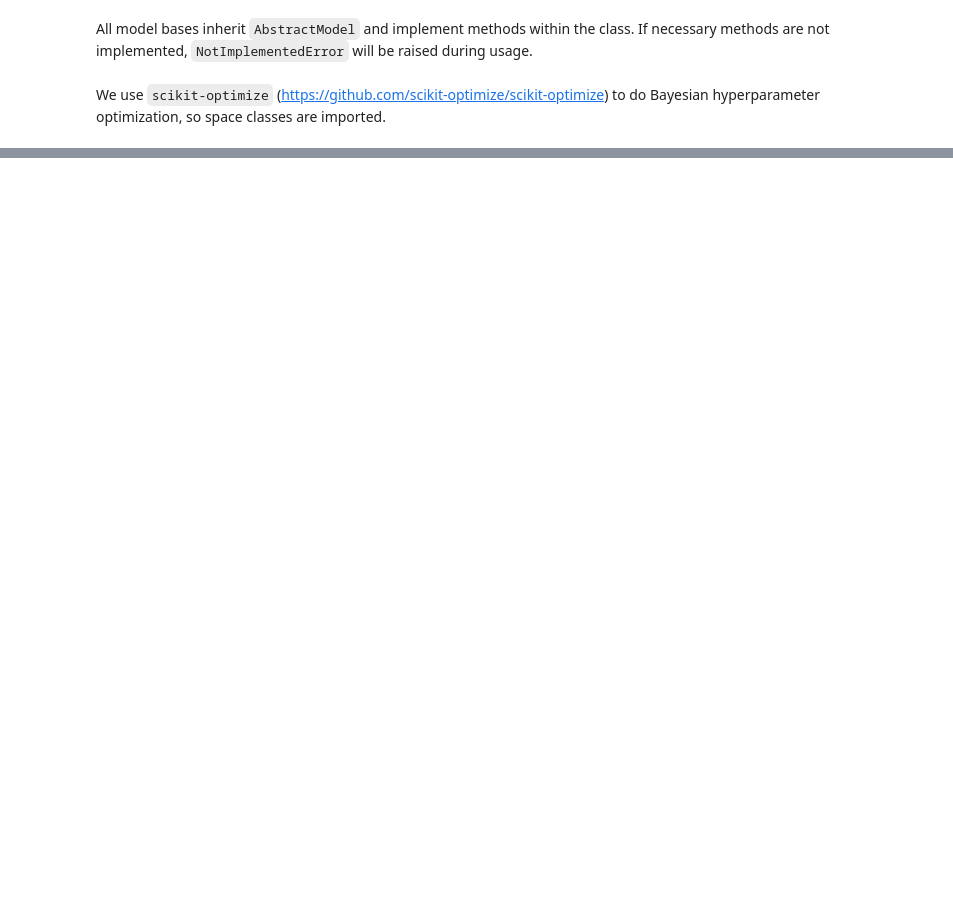
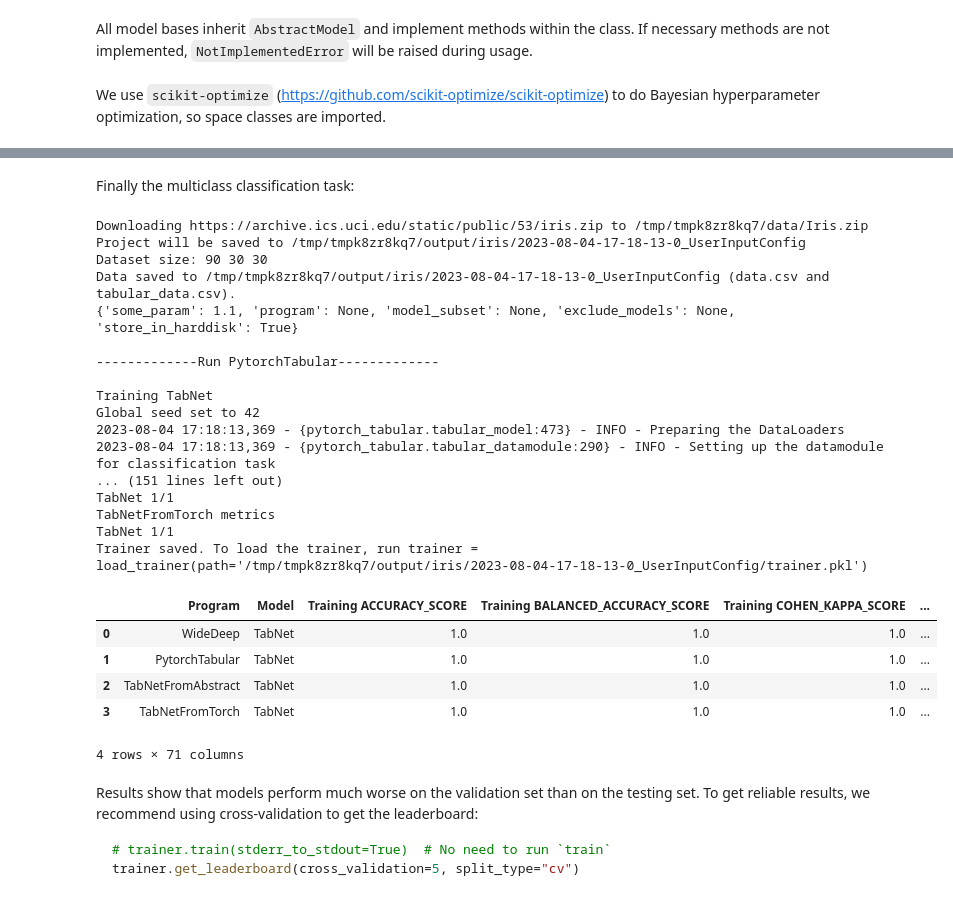
Before and after one commit to Luwen-Zhang/tabular_ensemble, a Jupyter notebook: docs/source/examples/advanced_usage/customized_model_base.ipynb, the cells around one changed output, grey strips where cells are left out. Saved outputs shown, nothing was run; the diff lists cells and outputs as text; code cells hidden in the pictures; blank space fills up the shorter version.

````diff
--- a/docs/source/examples/advanced_usage/customized_model_base.ipynb
+++ b/docs/source/examples/advanced_usage/customized_model_base.ipynb
@@ -339,0 +608,48 @@ As the base class of all model bases, `AbstractModel` divides key functions into
+# %% [markdown]
+Finally the multiclass classification task:
+# %%
+trainer = Trainer(device=device)
+cfg = UserConfig.from_uci("Iris", datafile_name="iris")
+trainer.load_config(cfg)
+trainer.load_data()
+trainer.add_modelbases(
+    [
+        PytorchTabular(trainer, model_subset=["TabNet"]),
+        WideDeep(trainer, model_subset=["TabNet"]),
+        TabNetFromAbstract(trainer),
+        TabNetFromTorch(trainer),
+    ]
+)
+trainer.train(stderr_to_stdout=True)
+trainer.get_leaderboard()
+# %% [output]
+Downloading https://archive.ics.uci.edu/static/public/53/iris.zip to /tmp/tmpk8zr8kq7/data/Iris.zip
+Project will be saved to /tmp/tmpk8zr8kq7/output/iris/2023-08-04-17-18-13-0_UserInputConfig
+Dataset size: 90 30 30
+Data saved to /tmp/tmpk8zr8kq7/output/iris/2023-08-04-17-18-13-0_UserInputConfig (data.csv and tabular_data.csv).
+{'some_param': 1.1, 'program': None, 'model_subset': None, 'exclude_models': None, 'store_in_harddisk': True}
+
+-------------Run PytorchTabular-------------
+
+Training TabNet
+Global seed set to 42
+2023-08-04 17:18:13,369 - {pytorch_tabular.tabular_model:473} - INFO - Preparing the DataLoaders
+2023-08-04 17:18:13,369 - {pytorch_tabular.tabular_datamodule:290} - INFO - Setting up the datamodule for classification task
+... (151 lines left out)
+TabNet 1/1
+TabNetFromTorch metrics
+TabNet 1/1
+Trainer saved. To load the trainer, run trainer = load_trainer(path='/tmp/tmpk8zr8kq7/output/iris/2023-08-04-17-18-13-0_UserInputConfig/trainer.pkl')
+|  | Program | Model | Training ACCURACY_SCORE | Training BALANCED_ACCURACY_SCORE | Training COHEN_KAPPA_SCORE | ... |
+| 0 | WideDeep | TabNet | 1.0 | 1.0 | 1.0 | ... |
+| 1 | PytorchTabular | TabNet | 1.0 | 1.0 | 1.0 | ... |
+| 2 | TabNetFromAbstract | TabNet | 1.0 | 1.0 | 1.0 | ... |
+| 3 | TabNetFromTorch | TabNet | 1.0 | 1.0 | 1.0 | ... |
+4 rows × 71 columns
+# %% [markdown]
+Results show that models perform much worse on the validation set than on the testing set. To get reliable results, we recommend using cross-validation to get the leaderboard:
+
+```python
+# trainer.train(stderr_to_stdout=True)  # No need to run `train`
+trainer.get_leaderboard(cross_validation=5, split_type="cv")
+```
````
Also changed, not shown: parts of 18 cells of this notebook, 5 other files.
